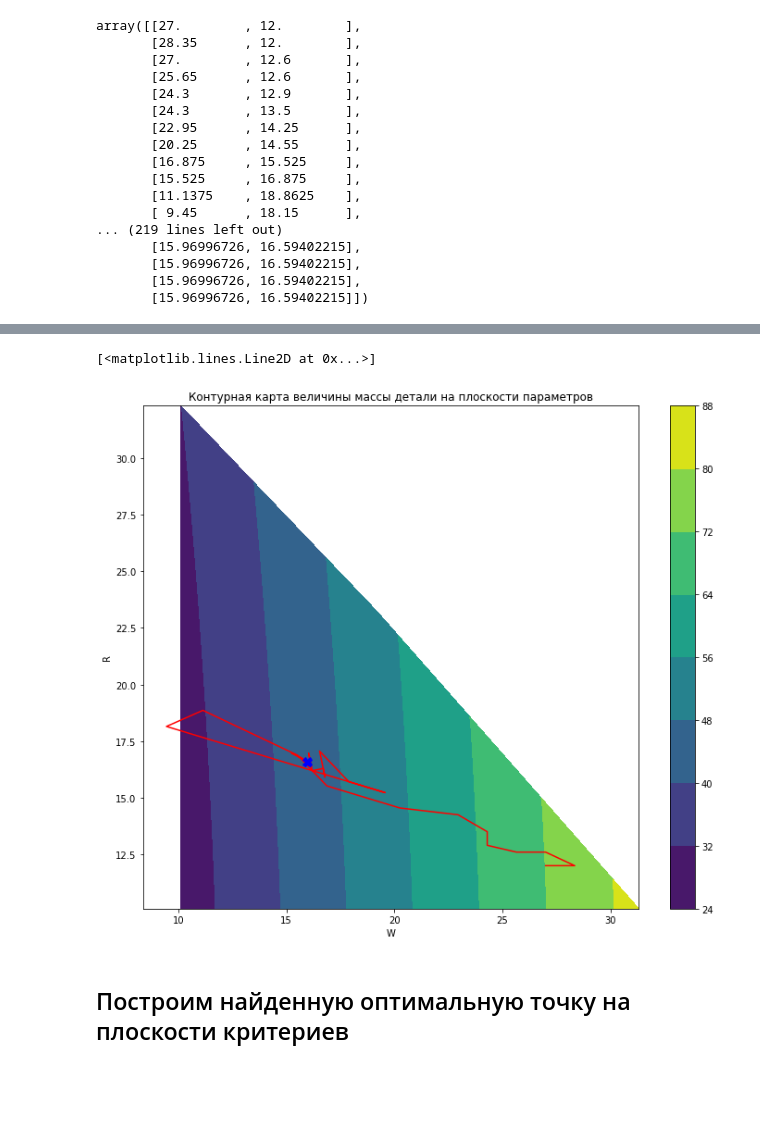
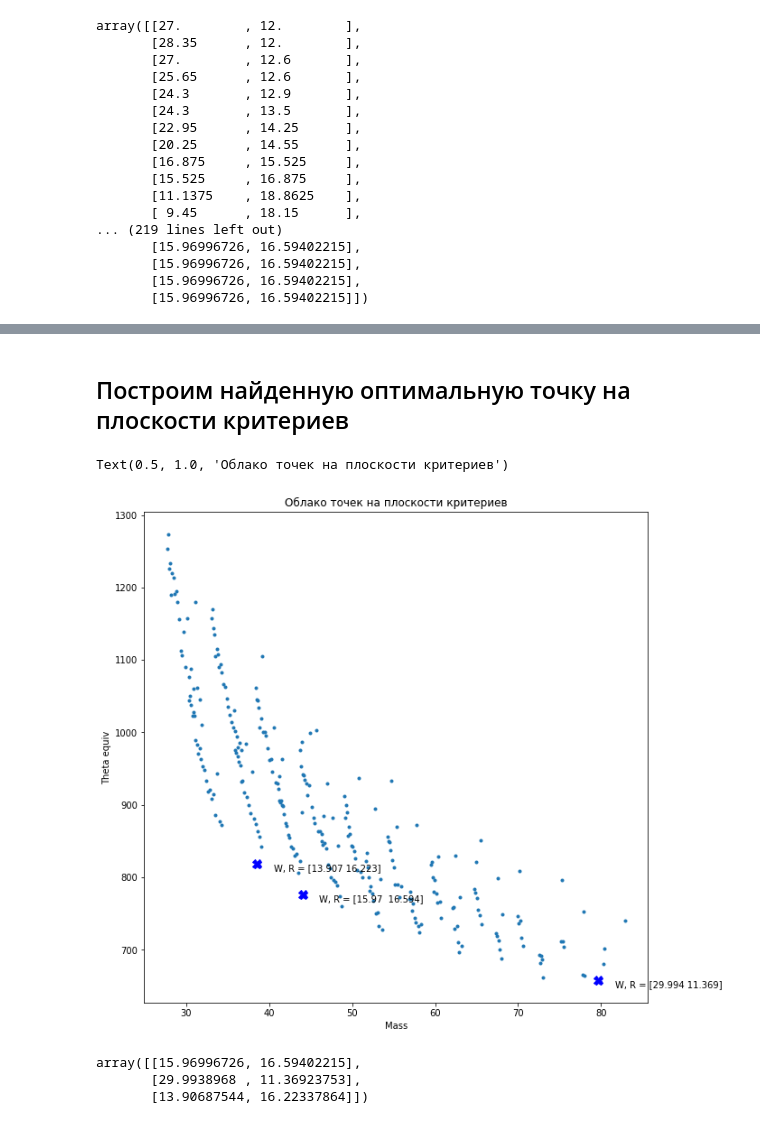
Before and after one commit to vxd7/labs, a Jupyter notebook: Инструментальные средства моделирования/ISM_HW2/ISM_HW2_actual.ipynb, the cells around one changed output, grey strips where cells are left out. Drawn from its saved outputs; the diff is of its cells as text; code cells hidden in the pictures; blank space fills up the shorter version.

```diff
--- a/Инструментальные средства моделирования/ISM_HW2/ISM_HW2_actual.ipynb
+++ b/Инструментальные средства моделирования/ISM_HW2/ISM_HW2_actual.ipynb
@@ -672,5 +632,3 @@ def ideal_point_supercriteria_NM(X, ideal_point, max_stiffness, min_stiffness, m
         #return np.linalg.norm(cur_point - ideal_point)
     else:
         return 1e15
-# %%
-ideal_point = np.array([min_stiffness, min_mass])
@@ -676,0 +646,4 @@ ideal_point = np.array([min_stiffness, min_mass])
+# %%
+starting_points = [np.array([27., 12.]),
+                  np.array([25., 12.]),
+                  np.array([12, 12.])]
@@ -676,0 +652,21 @@ ideal_point = np.array([min_stiffness, min_mass])
+# %%
+# Calculate for every ideal point
+paths4ideal_points = []
+rets4ideal_points = []
+for ideal_point, starting_point in zip(ideal_points, starting_points):
+    path = []
+
+    print('Calculating ideal point: {0}; Using starting point: {1}'.format(np.around(ideal_point, 4), np.around(starting_point, 4)))
+    time_start = time.time()
+
+    ret = sopt.minimize(ideal_point_supercriteria_NM, starting_point, args=(ideal_point, max_stiffness,
+                                                                        min_stiffness, max_mass, min_mass, path),
+                        method='Nelder-Mead',
+                        options={'xatol':1e-9, 'disp': True, 'maxiter':10000})
+
+    rets4ideal_points.append(ret)
+    paths4ideal_points.append(np.array(path))
+
+    time_stop = time.time()
+    print("Finished! Eclapsed time: {0} s".format(time_stop - time_start))
+    print("----------")
@@ -732,14 +761,22 @@ plt.plot(ret.x[0], ret.x[1], 'bX', markersize=10)
-# %%
-plt.figure(figsize=(12, 10))
-contour_plot = plt.tricontourf(odz[:,0], odz[:,1], mass_by_parameters)
-plt.gcf().colorbar(contour_plot)
-plt.title("Контурная карта величины массы детали на плоскости параметров");
-plt.xlabel('W');
-plt.ylabel('R');
-plt.plot(algo_path[:,0], algo_path[:,1], 'r')
-plt.plot(ret.x[0], ret.x[1], 'bX', markersize=10)
-# %% [output]
-[<matplotlib.lines.Line2D at 0x...>]
-[figure, removed]
 # %% [markdown]
 ## Построим найденную оптимальную точку на плоскости критериев
+# %%
+plt.figure(figsize=(10, 10))
+plt.plot(mass_by_parameters, theta_equiv_by_parameters, '.')
+
+for ret_cur in rets4ideal_points:
+    Nodes, simplices, ind_fixed, ind_forced = construct_figure(ret_cur.x[0], ret_cur.x[1])
+    _, _, theta_equiv = sol(Nodes, simplices, constants, ind_fixed, ind_forced, 270)
+
+    ret_theta = np.max(theta_equiv)
+    ret_mass = figure_mass(Nodes, simplices)
+
+    plt.plot(ret_mass, ret_theta, 'bX', markersize=10)
+    plt.text(ret_mass+2, ret_theta-10, 'W, R = ' + str(np.around(ret_cur.x, 3)))
+
+plt.xlabel('Mass')
+plt.ylabel('Theta equiv')
+plt.title('Облако точек на плоскости критериев')
+# %% [output]
+Text(0.5, 1.0, 'Облако точек на плоскости критериев')
+[figure, added]
@@ -745,0 +785,6 @@ plt.plot(ret.x[0], ret.x[1], 'bX', markersize=10)
+# %%
+WR_parameters4ideal_points
+# %% [output]
+array([[15.96996726, 16.59402215],
+       [29.9938968 , 11.36923753],
+       [13.90687544, 16.22337864]])
```
Also changed, not shown: parts of 23 cells of this notebook.
